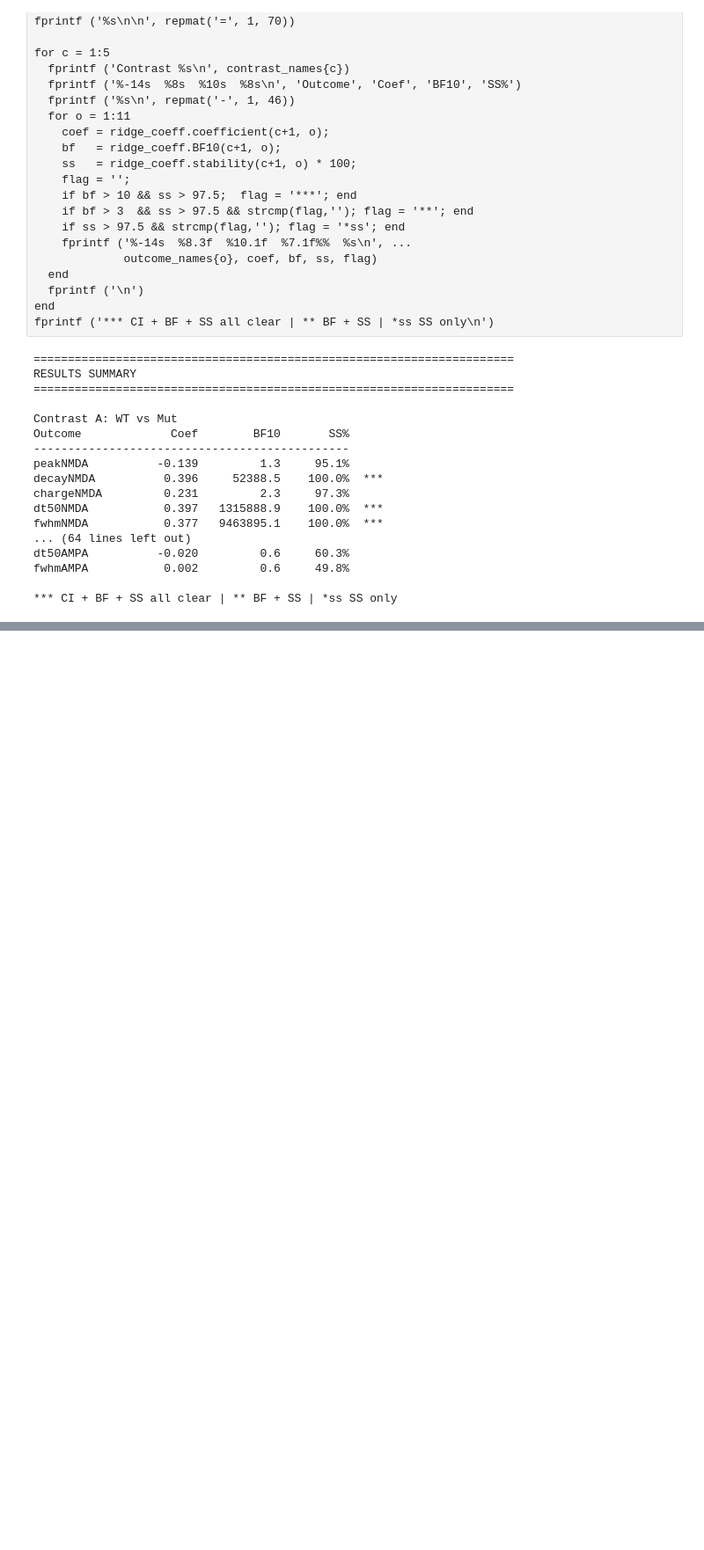
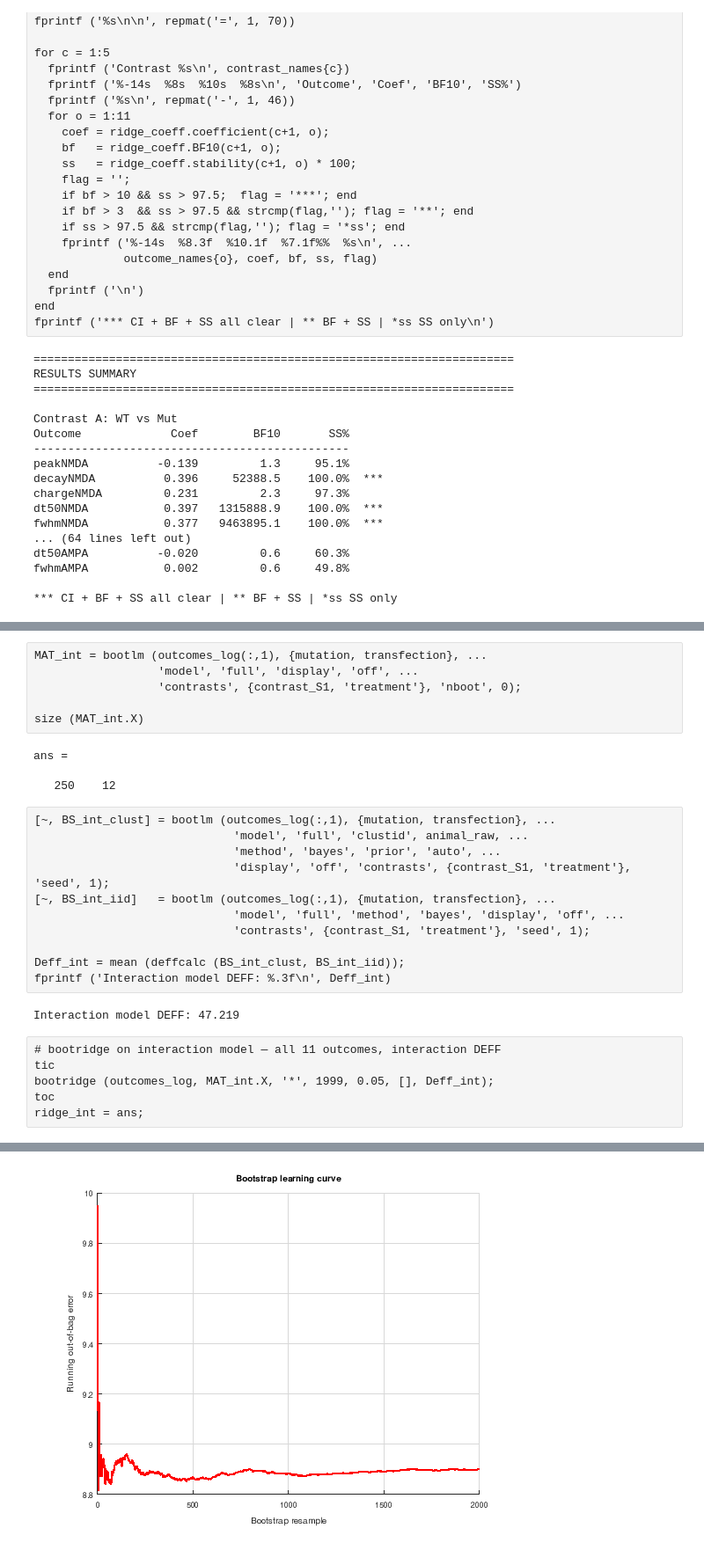
Before and after one commit to rashikafouzia9-png/GRIN2A-multivariate, a Jupyter notebook: notebooks/GRIN2A-mutant.ipynb, the cells around one changed output, grey strips where cells are left out. Shown at 88% size. Saved outputs shown, nothing was run; the diff lists cells and outputs as text; blank space fills up the shorter version.

```diff
--- a/notebooks/GRIN2A-mutant.ipynb
+++ b/notebooks/GRIN2A-mutant.ipynb
@@ -346,0 +457,30 @@ fwhmAMPA           0.002         0.6     49.8%
+# %%
+MAT_int = bootlm (outcomes_log(:,1), {mutation, transfection}, ...
+                  'model', 'full', 'display', 'off', ...
+                  'contrasts', {contrast_S1, 'treatment'}, 'nboot', 0);
+
+size (MAT_int.X)
+# %% [output]
+ans =
+
+   250    12
+# %%
+[~, BS_int_clust] = bootlm (outcomes_log(:,1), {mutation, transfection}, ...
+                             'model', 'full', 'clustid', animal_raw, ...
+                             'method', 'bayes', 'prior', 'auto', ...
+                             'display', 'off', 'contrasts', {contrast_S1, 'treatment'}, 'seed', 1);
+[~, BS_int_iid]   = bootlm (outcomes_log(:,1), {mutation, transfection}, ...
+                             'model', 'full', 'method', 'bayes', 'display', 'off', ...
+                             'contrasts', {contrast_S1, 'treatment'}, 'seed', 1);
+
+Deff_int = mean (deffcalc (BS_int_clust, BS_int_iid));
+fprintf ('Interaction model DEFF: %.3f\n', Deff_int)
+# %% [output]
+Interaction model DEFF: 47.219
+# %%
+# bootridge on interaction model — all 11 outcomes, interaction DEFF
+tic
+bootridge (outcomes_log, MAT_int.X, '*', 1999, 0.05, [], Deff_int);
+toc
+ridge_int = ans;
+# %% [output]
@@ -346,0 +504 @@ fwhmAMPA           0.002         0.6     49.8%
+[figure, added]
```
Also changed, not shown: parts of 11 cells of this notebook, 11 other files.
